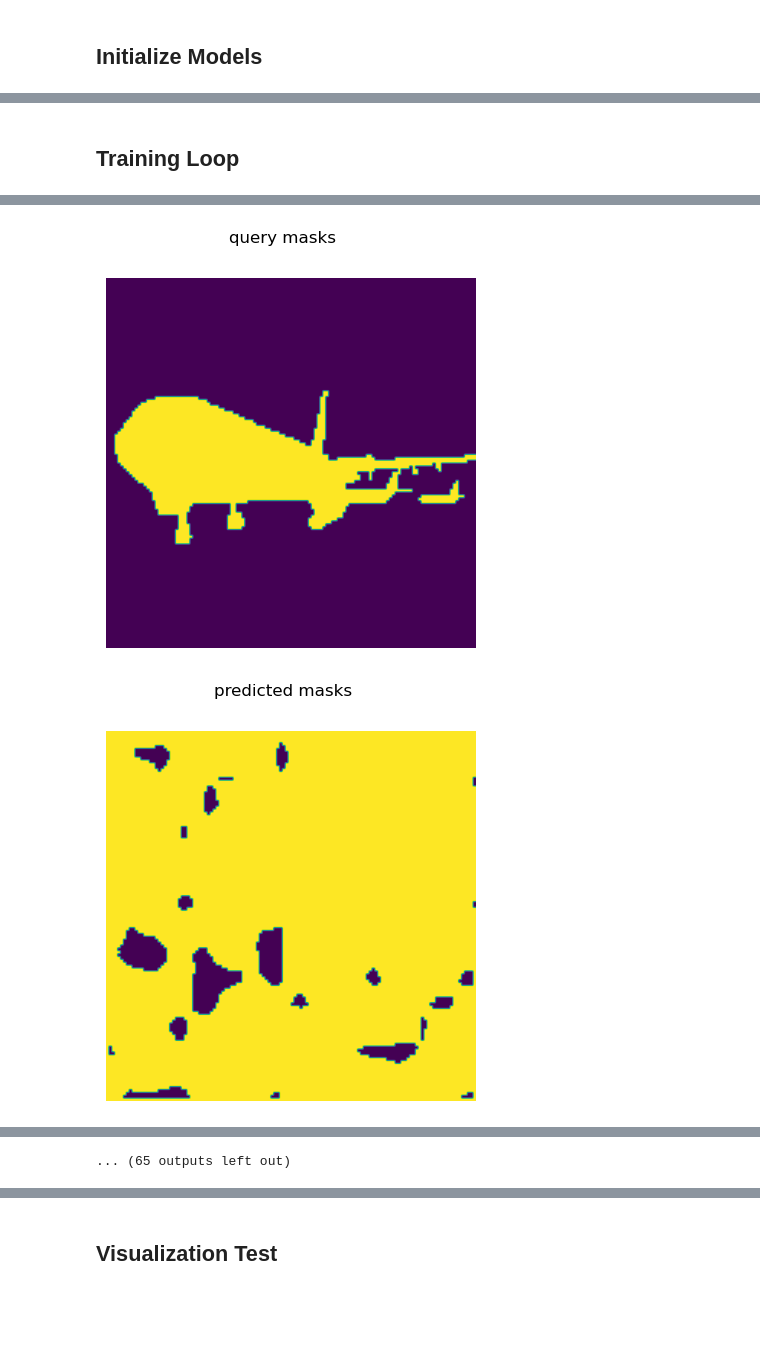
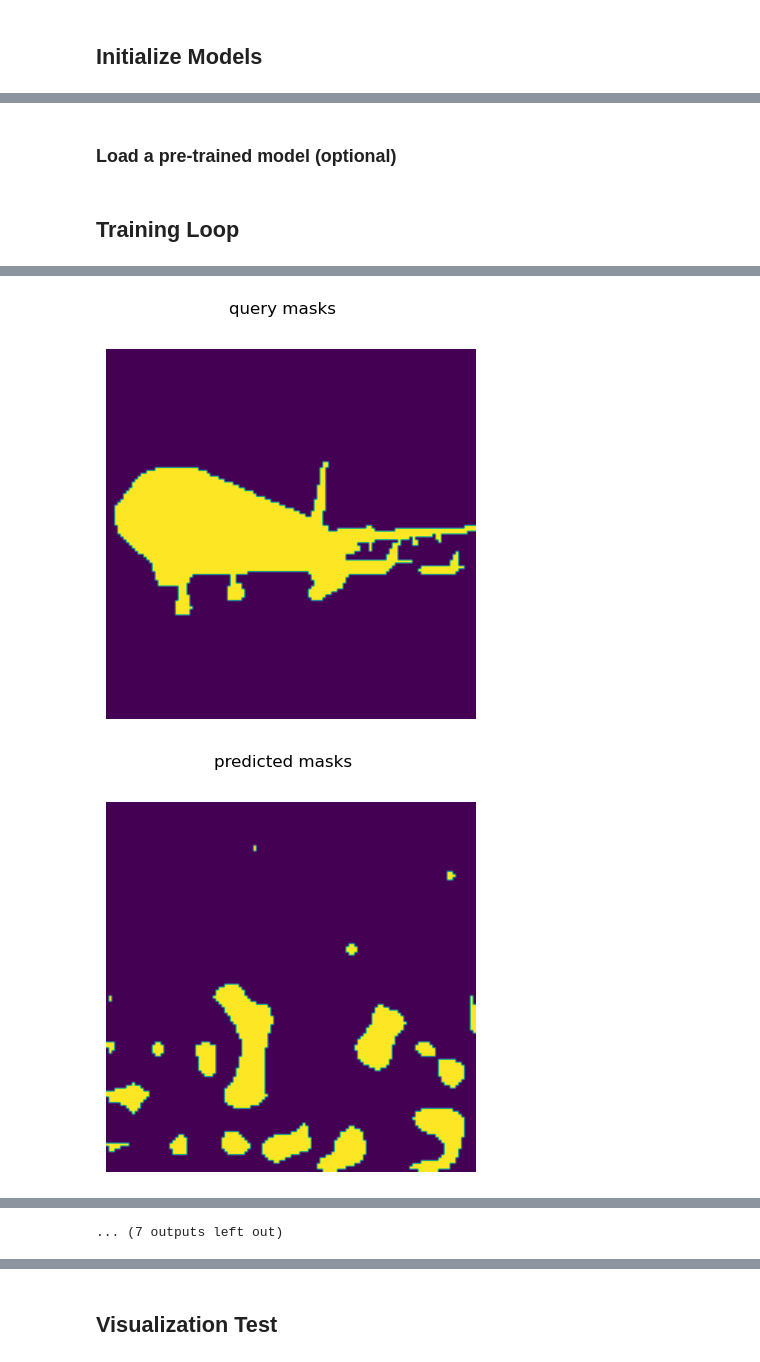
Before and after one commit to bartuakyurek/AAFormer, a Jupyter notebook: main.ipynb, the cells around one changed output, grey strips where cells are left out. Saved outputs shown, nothing was run; the diff lists cells and outputs as text; code cells hidden in the pictures; blank space fills up the shorter version.

```diff
--- a/main.ipynb
+++ b/main.ipynb
@@ -142,6 +159,8 @@ Downloading: "https://download.pytorch.org/models/resnet50-11ad3fa6.pth" to /Use
+# %% [markdown]
+### Load a pre-trained model (optional)
 # %%
 # Load a pre-trained model (or comment if you are going to train from scratch)
-#model = torch.load("model_20230618_121129_0")
+model = torch.load("model_20230618_172351_0")
 # %% [markdown]
 ## Training Loop
 # %%
@@ -150,6 +169,7 @@ if use_dice_loss:
 else:
     loss_fn = nn.BCEWithLogitsLoss()
 
+model.to("cpu")
 
 train(
     model=model,
@@ -170,3 +190,3 @@ iteration 1
 [figure]
 [figure]
-[figure, old version]
+[figure, new version]
@@ -183 +202 @@ iteration 3
-... (65 outputs left out)
+... (7 outputs left out)
```
Also changed, not shown: parts of 7 cells of this notebook, 14 other files.
